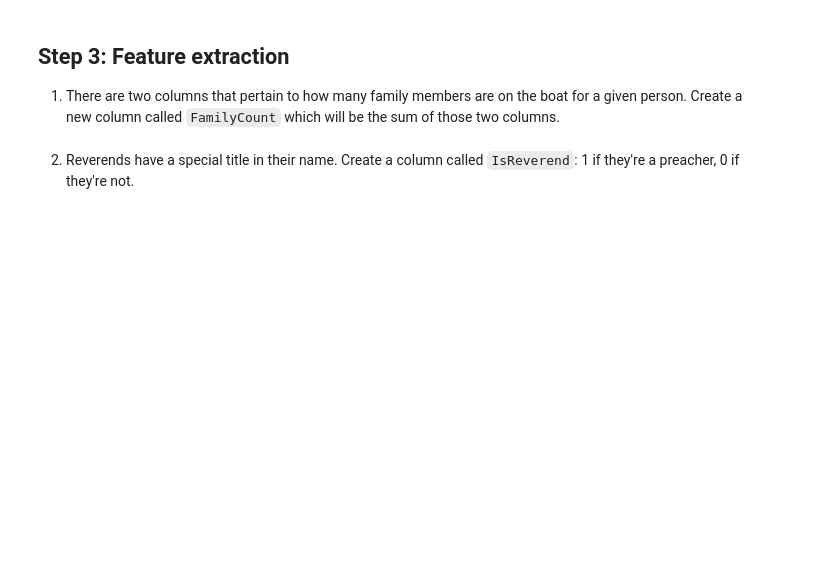
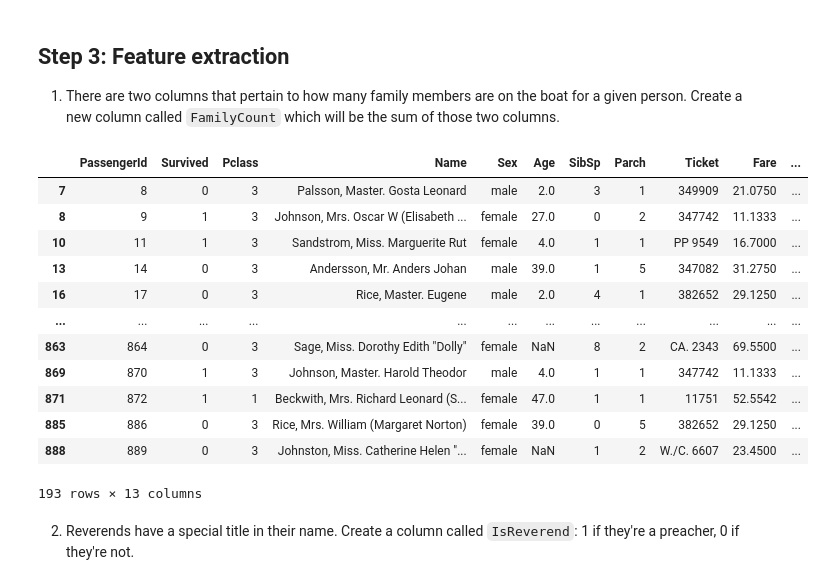
Before and after one commit to Ch3ddarr/DSB-Unit-02, a Jupyter notebook: Labs/lab-eda-titanic/lab-eda-titanic-student-submission.ipynb, the cells around one changed output. Saved outputs shown, nothing was run; the diff lists cells and outputs as text; code cells hidden in the pictures; blank space fills up the shorter version.

```diff
--- a/Labs/lab-eda-titanic/lab-eda-titanic-student-submission.ipynb
+++ b/Labs/lab-eda-titanic/lab-eda-titanic-student-submission.ipynb
@@ -73,6 +149,24 @@ Note: `NaN`, empty, and missing are synonymous.
 # %% [markdown]
 ## Step 3: Feature extraction
 1.  There are two columns that pertain to how many family members are on the boat for a given person. Create a new column called `FamilyCount` which will be the sum of those two columns.
+# %%
+famtitanic = titanic.copy()
+famtitanic['FamilyCount'] = famtitanic['SibSp'] + famtitanic['Parch']
+famtitanic[famtitanic['FamilyCount'] > 1]
+# %% [output]
+|  | PassengerId | Survived | Pclass | Name | Sex | Age | SibSp | Parch | Ticket | Fare | ... |
+| 7 | 8 | 0 | 3 | Palsson, Master. Gosta Leonard | male | 2.0 | 3 | 1 | 349909 | 21.0750 | ... |
+| 8 | 9 | 1 | 3 | Johnson, Mrs. Oscar W (Elisabeth ... | female | 27.0 | 0 | 2 | 347742 | 11.1333 | ... |
+| 10 | 11 | 1 | 3 | Sandstrom, Miss. Marguerite Rut | female | 4.0 | 1 | 1 | PP 9549 | 16.7000 | ... |
+| 13 | 14 | 0 | 3 | Andersson, Mr. Anders Johan | male | 39.0 | 1 | 5 | 347082 | 31.2750 | ... |
+| 16 | 17 | 0 | 3 | Rice, Master. Eugene | male | 2.0 | 4 | 1 | 382652 | 29.1250 | ... |
+| ... | ... | ... | ... | ... | ... | ... | ... | ... | ... | ... | ... |
+| 863 | 864 | 0 | 3 | Sage, Miss. Dorothy Edith "Dolly" | female | NaN | 8 | 2 | CA. 2343 | 69.5500 | ... |
+| 869 | 870 | 1 | 3 | Johnson, Master. Harold Theodor | male | 4.0 | 1 | 1 | 347742 | 11.1333 | ... |
+| 871 | 872 | 1 | 1 | Beckwith, Mrs. Richard Leonard (S... | female | 47.0 | 1 | 1 | 11751 | 52.5542 | ... |
+| 885 | 886 | 0 | 3 | Rice, Mrs. William (Margaret Norton) | female | 39.0 | 0 | 5 | 382652 | 29.1250 | ... |
+| 888 | 889 | 0 | 3 | Johnston, Miss. Catherine Helen "... | female | NaN | 1 | 2 | W./C. 6607 | 23.4500 | ... |
+193 rows × 13 columns
 # %% [markdown]
 
 2. Reverends have a special title in their name. Create a column called `IsReverend`: 1 if they're a preacher, 0 if they're not.
```
Also changed, not shown: parts of 9 cells of this notebook.
